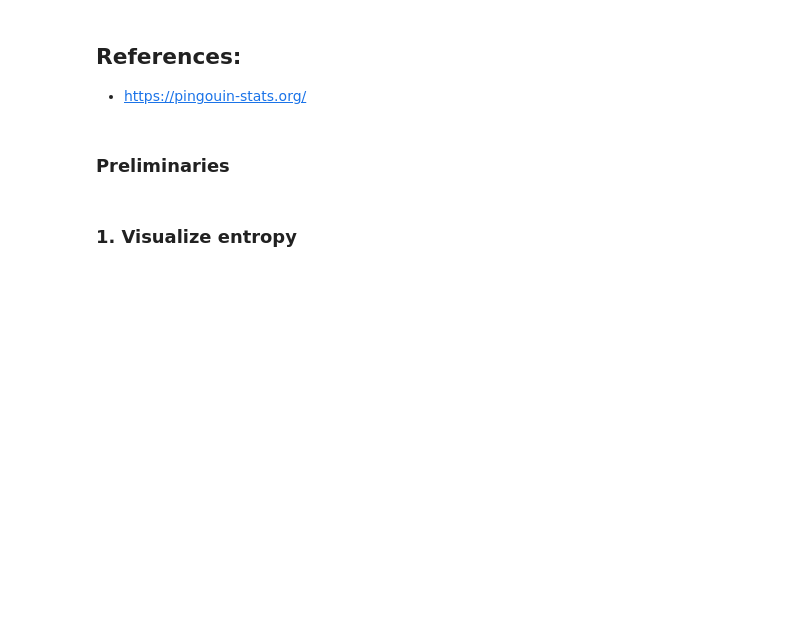
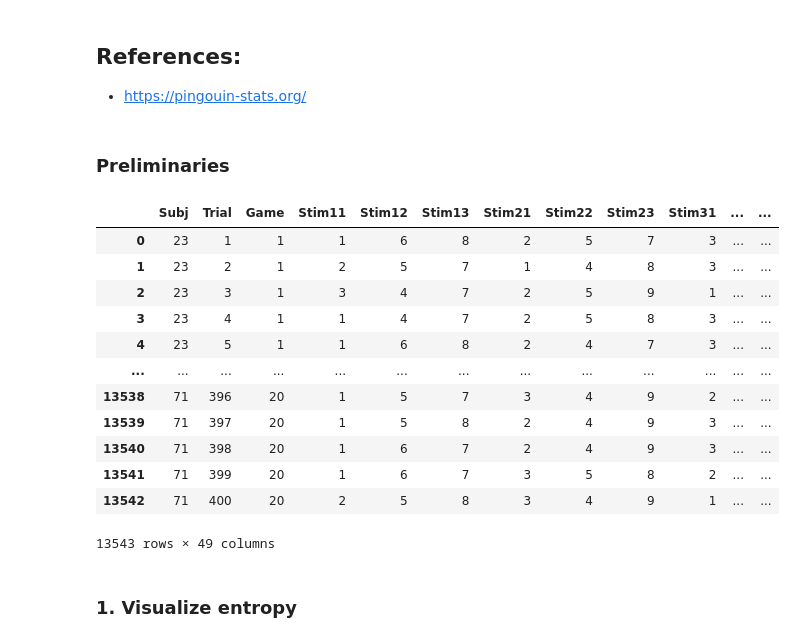
Before and after one commit to angelaradulescu/ldm-analysis, a Jupyter notebook: 2way_ANOVA_for_LDM.ipynb, the cells around one changed output. Cells and saved outputs as stored; diff of their text form; code cells hidden in the pictures; blank space fills up the shorter version.

```diff
--- a/2way_ANOVA_for_LDM.ipynb
+++ b/2way_ANOVA_for_LDM.ipynb
@@ -34,6 +34,22 @@ behav_data['learned'] = (behav_data['PoL'] > 15)
 
 ## Restrict to unlearned games?
 unlearned_only = behav_data.loc[behav_data['learned'] == False]
+# %%
+behav_data
+# %% [output]
+|  | Subj | Trial | Game | Stim11 | Stim12 | Stim13 | Stim21 | Stim22 | Stim23 | Stim31 | ... | ... |
+| 0 | 23 | 1 | 1 | 1 | 6 | 8 | 2 | 5 | 7 | 3 | ... | ... |
+| 1 | 23 | 2 | 1 | 2 | 5 | 7 | 1 | 4 | 8 | 3 | ... | ... |
+| 2 | 23 | 3 | 1 | 3 | 4 | 7 | 2 | 5 | 9 | 1 | ... | ... |
+| 3 | 23 | 4 | 1 | 1 | 4 | 7 | 2 | 5 | 8 | 3 | ... | ... |
+| 4 | 23 | 5 | 1 | 1 | 6 | 8 | 2 | 4 | 7 | 3 | ... | ... |
+| ... | ... | ... | ... | ... | ... | ... | ... | ... | ... | ... | ... | ... |
+| 13538 | 71 | 396 | 20 | 1 | 5 | 7 | 3 | 4 | 9 | 2 | ... | ... |
+| 13539 | 71 | 397 | 20 | 1 | 5 | 8 | 2 | 4 | 9 | 3 | ... | ... |
+| 13540 | 71 | 398 | 20 | 1 | 6 | 7 | 2 | 4 | 9 | 3 | ... | ... |
+| 13541 | 71 | 399 | 20 | 1 | 6 | 7 | 3 | 5 | 8 | 2 | ... | ... |
+| 13542 | 71 | 400 | 20 | 2 | 5 | 8 | 3 | 4 | 9 | 1 | ... | ... |
+13543 rows × 49 columns
 # %% [markdown]
 ### 1. Visualize entropy
 # %% [markdown]
```
Also changed, not shown: parts of 1 cell of this notebook, 4 other files.
